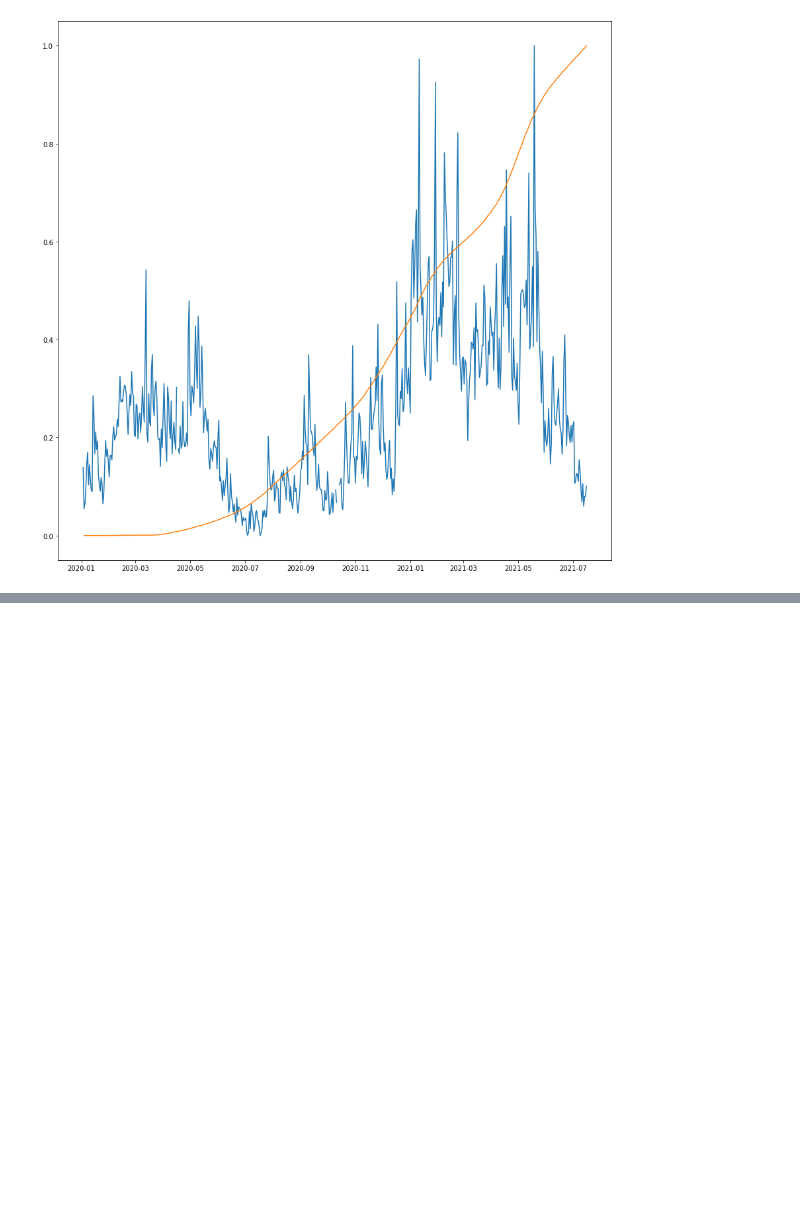
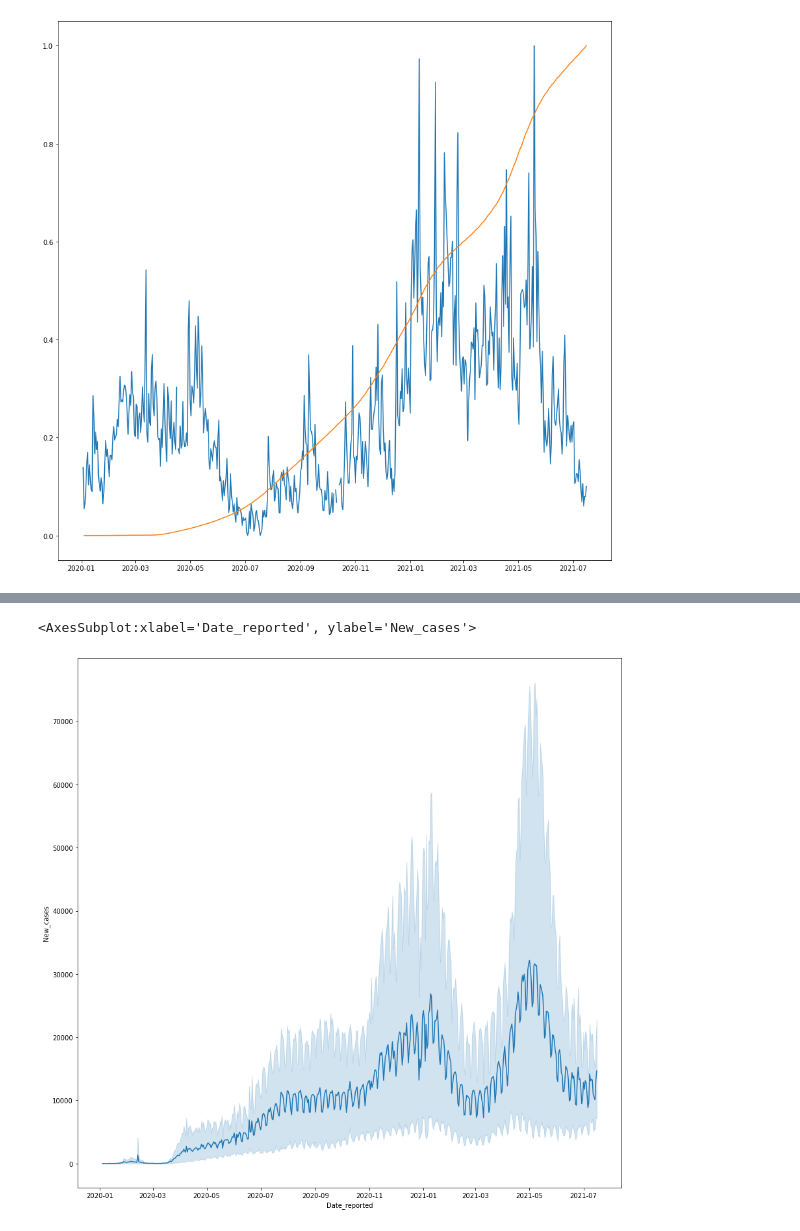
Before and after one commit to DavidLeonChang/CovidScience, a Jupyter notebook: proyecto-covid.ipynb, the cells around one changed output, grey strips where cells are left out. Cells and saved outputs as stored; diff of their text form; code cells hidden in the pictures; blank space fills up the shorter version.

```diff
--- a/proyecto-covid.ipynb
+++ b/proyecto-covid.ipynb
@@ -340,0 +395,6 @@ plt.plot(x, y)
+# %%
+plt.figure(figsize = (15,15))
+sns.lineplot(x= "Date_reported",y = 'New_cases',data = df3)
+# %% [output]
+<AxesSubplot:xlabel='Date_reported', ylabel='New_cases'>
+[figure, added]
```
Also changed, not shown: parts of 6 cells of this notebook.
